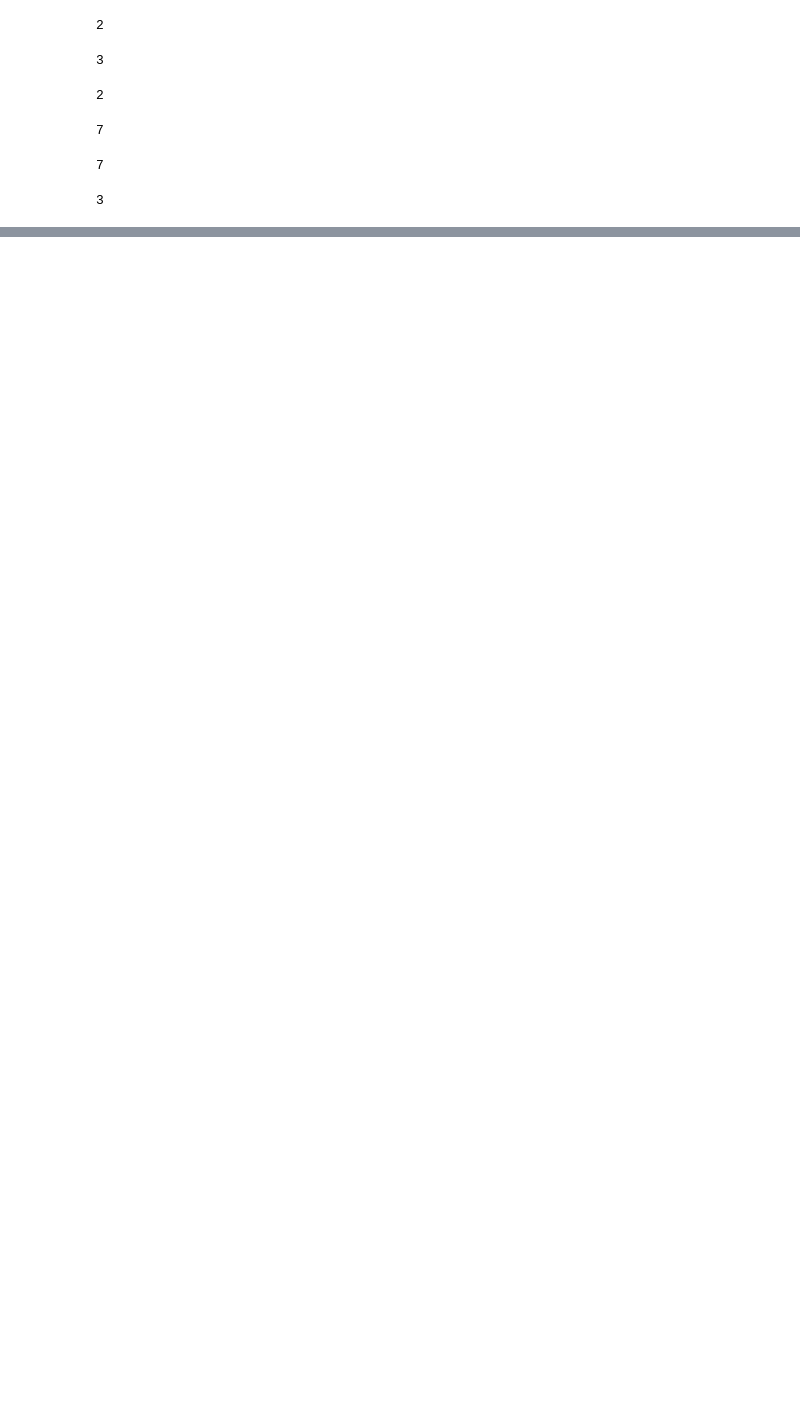
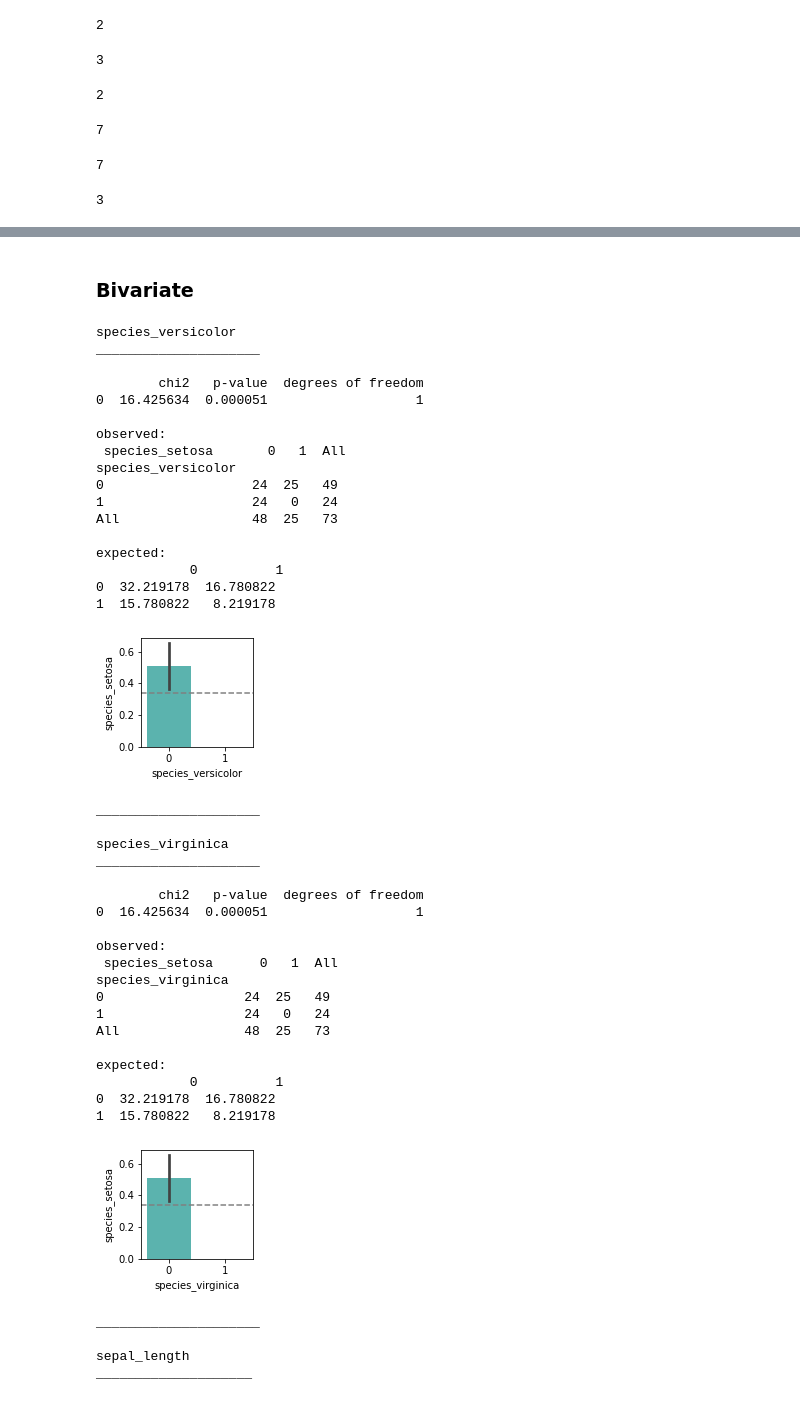
Before and after one commit to Marley-C-Robinson-99/classification-exercises, a Jupyter notebook: classification_exercises.ipynb, the cells around one changed output, grey strips where cells are left out. Drawn from its saved outputs; the diff is of its cells as text; code cells hidden in the pictures; blank space fills up the shorter version.

```diff
--- a/classification_exercises.ipynb
+++ b/classification_exercises.ipynb
@@ -216,0 +479,49 @@ df_google['Embarked'].nunique()
+# %% [markdown]
+### Bivariate
+# %%
+cat_vars = ['species_versicolor', 'species_virginica']
+
+explore.explore_bivariate(train, 'species_setosa', cat_vars, quant_vars)
+# %% [output]
+species_versicolor
+_____________________
+
+        chi2   p-value  degrees of freedom
+0  16.425634  0.000051                   1
+
+observed:
+ species_setosa       0   1  All
+species_versicolor
+0                   24  25   49
+1                   24   0   24
+All                 48  25   73
+
+expected:
+            0          1
+0  32.219178  16.780822
+1  15.780822   8.219178
+[figure, added]
+_____________________
+
+species_virginica
+_____________________
+
+        chi2   p-value  degrees of freedom
+0  16.425634  0.000051                   1
+
+observed:
+ species_setosa      0   1  All
+species_virginica
+0                  24  25   49
+1                  24   0   24
+All                48  25   73
+
+expected:
+            0          1
+0  32.219178  16.780822
+1  15.780822   8.219178
+[figure, added]
+_____________________
+
+sepal_length
+____________________
```
Also changed, not shown: parts of 21 cells of this notebook, 4 other files.
